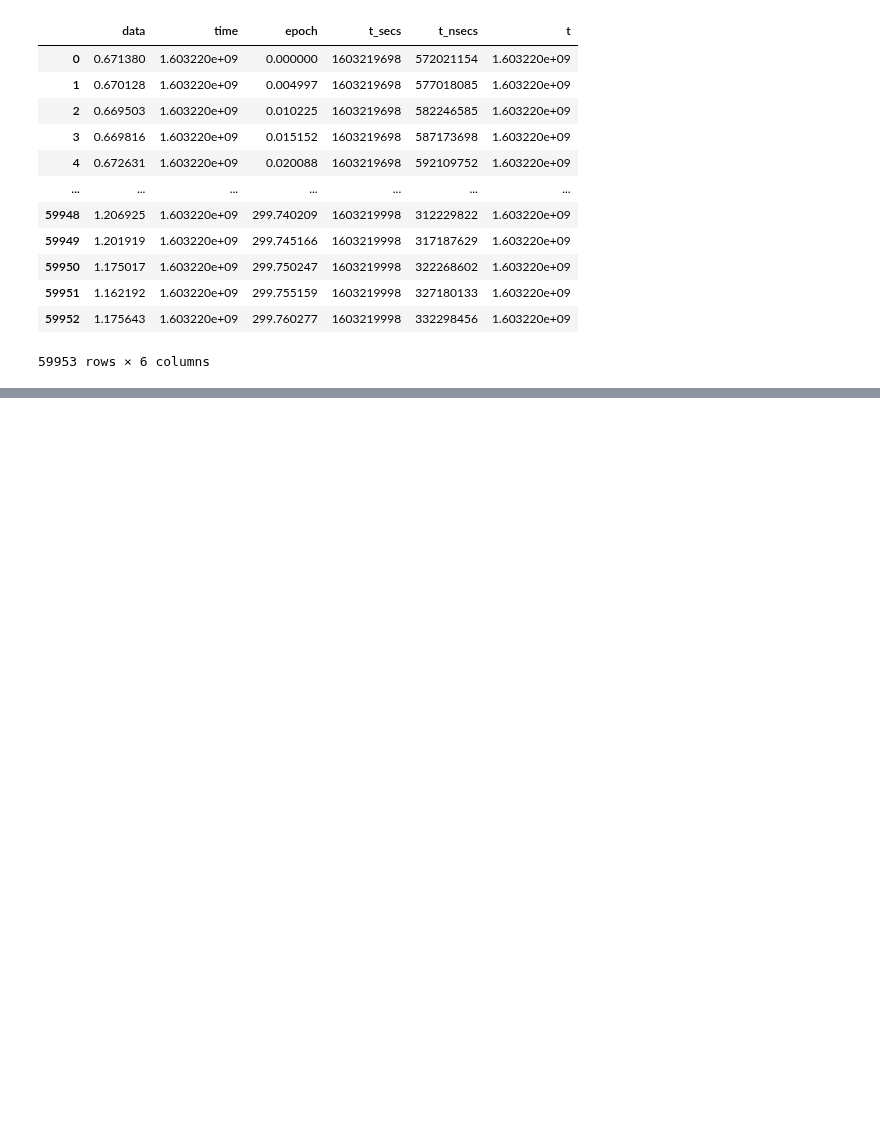
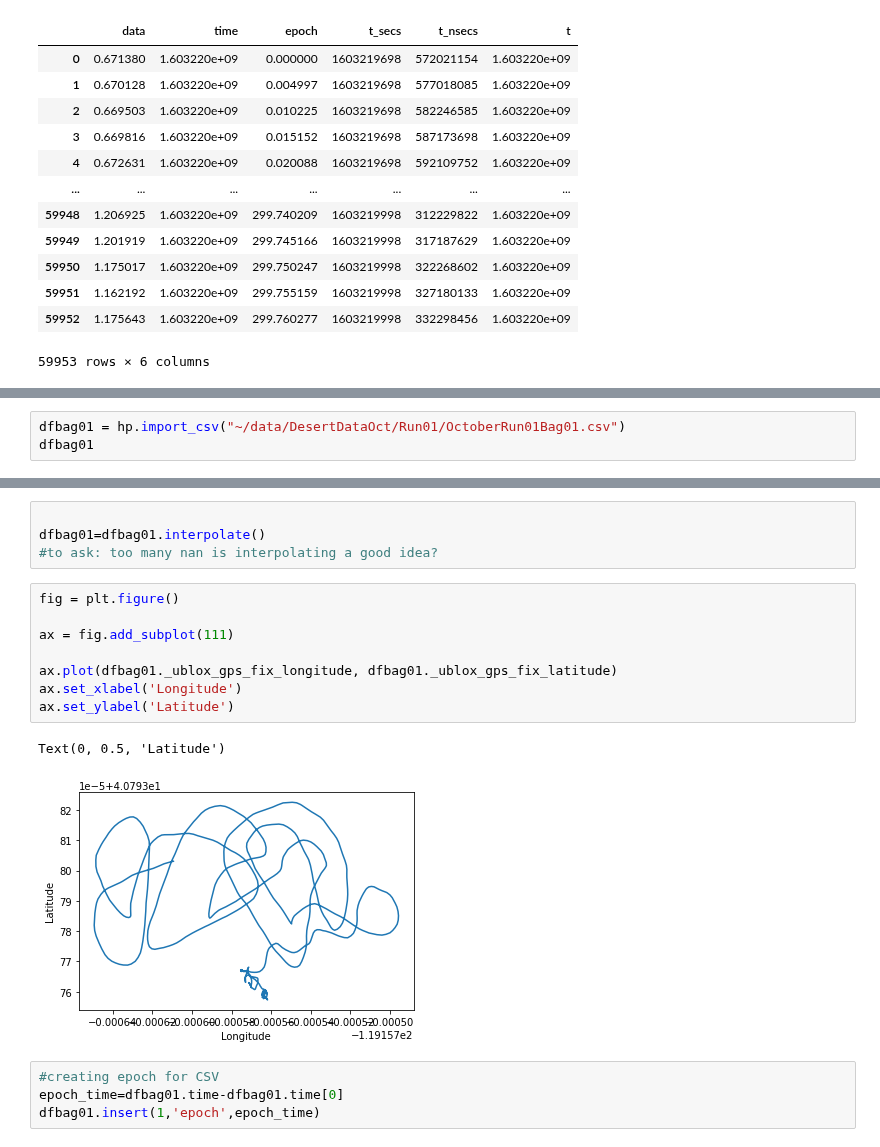
Before and after one commit to arunavanag591/odor_analysis, a Jupyter notebook: data_exploration/DesertBagAnalysis.ipynb, the cells around one changed output, grey strips where cells are left out. Saved outputs shown, nothing was run; the diff lists cells and outputs as text; blank space fills up the shorter version.

```diff
--- a/data_exploration/DesertBagAnalysis.ipynb
+++ b/data_exploration/DesertBagAnalysis.ipynb
@@ -201,0 +207,3 @@ Text(0, 0.5, 'Odor Concentration')
+# %%
+dfbag01 = hp.import_csv("~/data/DesertDataOct/Run01/OctoberRun01Bag01.csv")
+dfbag01
@@ -201,0 +224,19 @@ Text(0, 0.5, 'Odor Concentration')
+# %%
+
+dfbag01=dfbag01.interpolate()
+#to ask: too many nan is interpolating a good idea?
+# %%
+fig = plt.figure()
+
+ax = fig.add_subplot(111)
+
+ax.plot(dfbag01._ublox_gps_fix_longitude, dfbag01._ublox_gps_fix_latitude)
+ax.set_xlabel('Longitude')
+ax.set_ylabel('Latitude')
+# %% [output]
+Text(0, 0.5, 'Latitude')
+[figure, added]
+# %%
+#creating epoch for CSV
+epoch_time=dfbag01.time-dfbag01.time[0]
+dfbag01.insert(1,'epoch',epoch_time)
```
Also changed, not shown: parts of 18 cells of this notebook, 5 other files.
